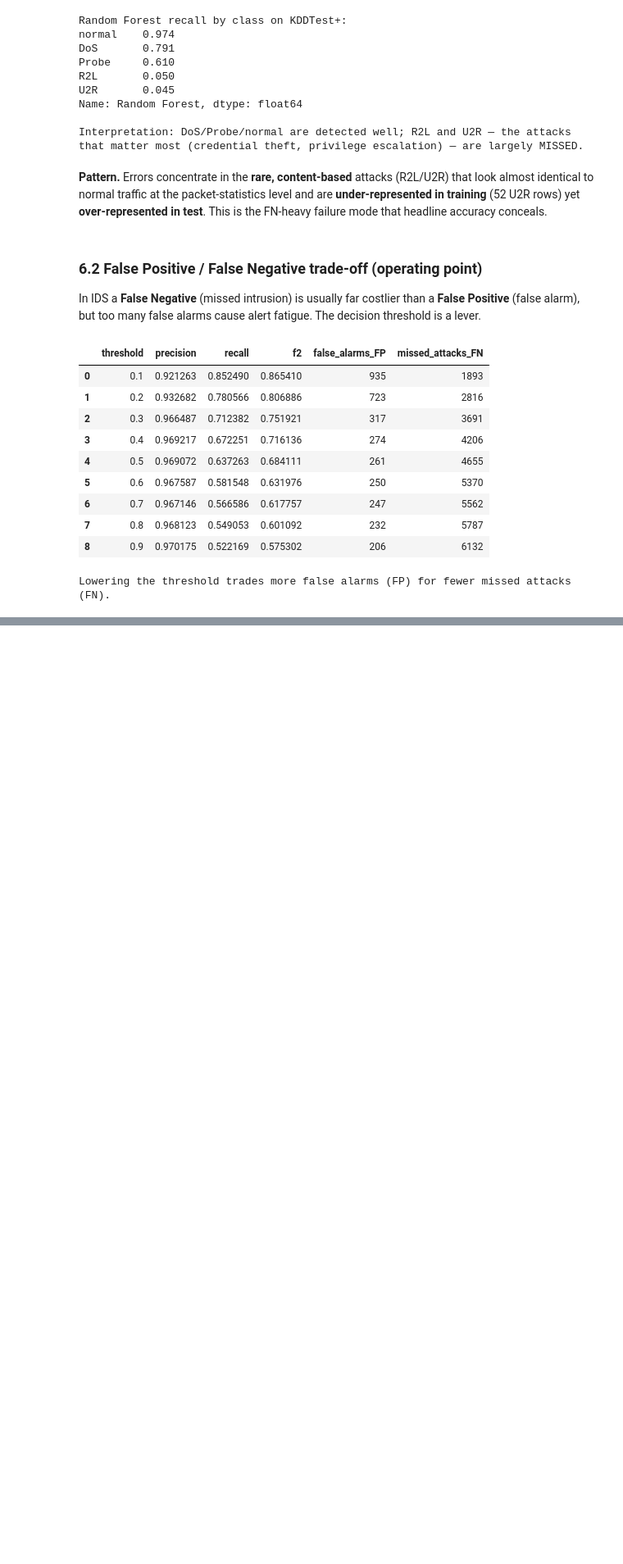
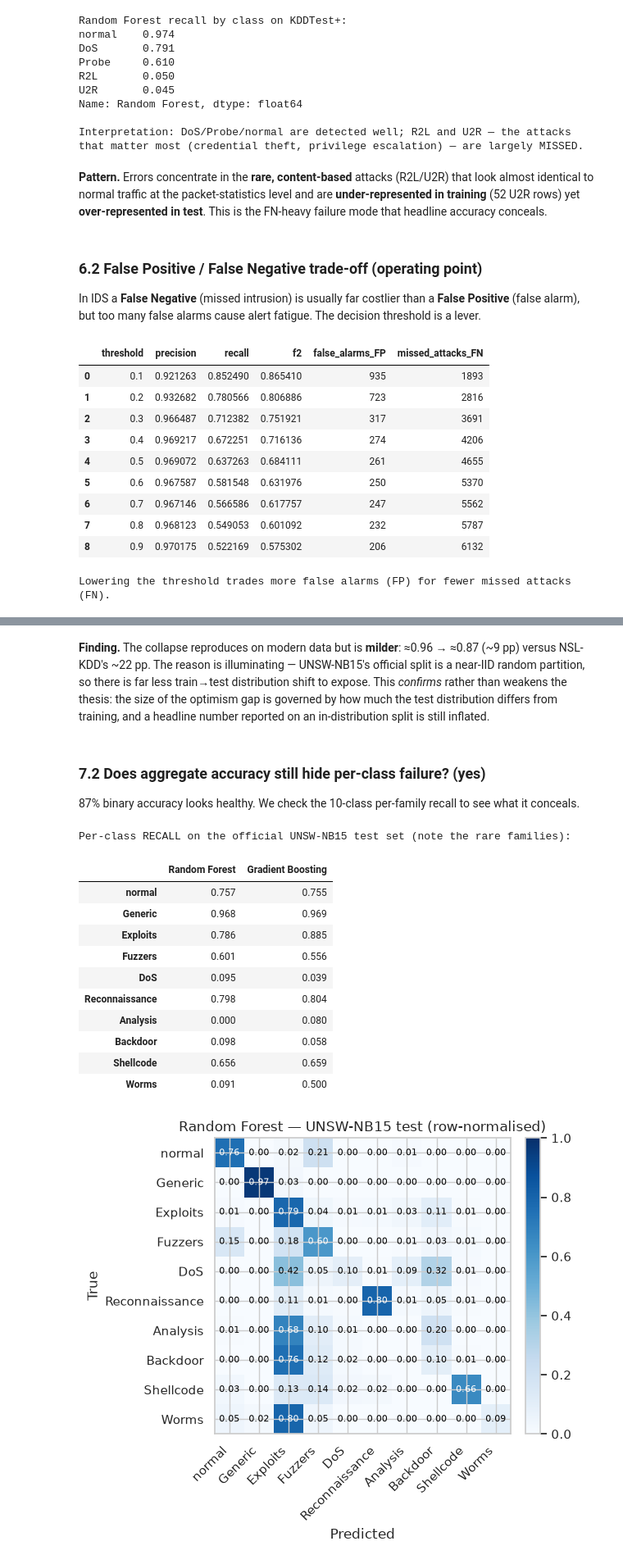
Before and after one commit to yosefshanaa/DataCyber, a Jupyter notebook: notebooks/analysis.ipynb, the cells around one changed output, grey strips where cells are left out. Shown at 82% size. Saved outputs shown, nothing was run; the diff lists cells and outputs as text; code cells hidden in the pictures; blank space fills up the shorter version.

```diff
--- a/notebooks/analysis.ipynb
+++ b/notebooks/analysis.ipynb
@@ -831,0 +877,18 @@ Lowering the threshold trades more false alarms (FP) for fewer missed attacks (F
+# %%
+u_groups = unsw.feature_groups(u_train)
+u_Xtr, u_ytr = unsw.feature_matrix(u_train), u_train["is_attack"].to_numpy()
+u_Xte, u_yte = unsw.feature_matrix(u_test), u_test["is_attack"].to_numpy()
+u_Xa_tr, u_Xa_ev, u_ya_tr, u_ya_ev = train_test_split(
+    u_Xtr, u_ytr, test_size=0.20, random_state=RANDOM_STATE, stratify=u_ytr)
+u_protoA, _ = fit_eval_binary(models.make_models(features.build_preprocessor(u_groups)),
+                              u_Xa_tr, u_ya_tr, u_Xa_ev, u_ya_ev)
+u_protoB, u_scoresB = fit_eval_binary(models.make_models(features.build_preprocessor(u_groups)),
+                                      u_Xtr, u_ytr, u_Xte, u_yte)
+RESULTS["unsw_binary_protocolA"] = u_protoA
+RESULTS["unsw_binary_protocolB"] = u_protoB
+u_gap = (u_protoA["Random Forest"]["accuracy"] - u_protoB["Random Forest"]["accuracy"]) * 100
+RESULTS["unsw_rf_accuracy_gap_pp"] = float(u_gap)
+print("PROTOCOL A — random split of the UNSW training partition:"); display(evaluate.metrics_table(u_protoA))
+print("\nPROTOCOL B — official UNSW test partition:"); display(evaluate.metrics_table(u_protoB))
+print(f"\nRandom Forest A→B accuracy gap on UNSW-NB15: {u_gap:.1f} pp "
+      f"(vs {RESULTS['rf_accuracy_gap_A_minus_B']*100:.1f} pp on NSL-KDD).")
@@ -831,0 +909,41 @@ Lowering the threshold trades more false alarms (FP) for fewer missed attacks (F
+# %% [markdown]
+**Finding.** The collapse reproduces on modern data but is **milder**: ≈0.96 → ≈0.87 (~9 pp) versus
+NSL-KDD's ~22 pp. The reason is illuminating — UNSW-NB15's official split is a near-IID random
+partition, so there is far less train→test distribution shift to expose. This *confirms* rather than
+weakens the thesis: the size of the optimism gap is governed by how much the test distribution
+differs from training, and a headline number reported on an in-distribution split is still inflated.
+# %% [markdown]
+### 7.2 Does aggregate accuracy still hide per-class failure? (yes)
+
+87% binary accuracy looks healthy. We check the 10-class per-family recall to see what it conceals.
+# %%
+u_ytr_mc, u_yte_mc = u_train["attack_category"].to_numpy(), u_test["attack_category"].to_numpy()
+u_mc = {k: v for k, v in models.make_models(features.build_preprocessor(u_groups)).items()
+        if k in ("Random Forest", "Gradient Boosting")}
+u_per_class, u_rf_pred = {}, None
+for name, mdl in u_mc.items():
+    mdl.fit(u_Xtr, u_ytr_mc)
+    pred = mdl.predict(u_Xte)
+    u_per_class[name] = evaluate.per_class_recall(u_yte_mc, pred, unsw.CLASS_ORDER)
+    if name == "Random Forest":
+        u_rf_pred = pred
+u_recall_tbl = pd.DataFrame(u_per_class).round(3)
+RESULTS["unsw_per_class_recall"] = json.loads(u_recall_tbl.to_json())
+print("Per-class RECALL on the official UNSW-NB15 test set (note the rare families):")
+display(u_recall_tbl)
+evaluate.plot_confusion(u_yte_mc, u_rf_pred, unsw.CLASS_ORDER,
+                        "Random Forest — UNSW-NB15 test (row-normalised)", "confusion_rf_unsw.png")
+# %% [output]
+Per-class RECALL on the official UNSW-NB15 test set (note the rare families):
+|  | Random Forest | Gradient Boosting |
+| normal | 0.757 | 0.755 |
+| Generic | 0.968 | 0.969 |
+| Exploits | 0.786 | 0.885 |
+| Fuzzers | 0.601 | 0.556 |
+| DoS | 0.095 | 0.039 |
+| Reconnaissance | 0.798 | 0.804 |
+| Analysis | 0.000 | 0.080 |
+| Backdoor | 0.098 | 0.058 |
+| Shellcode | 0.656 | 0.659 |
+| Worms | 0.091 | 0.500 |
+[figure, added]
```
Also changed, not shown: parts of 13 cells of this notebook, 21 other files.
